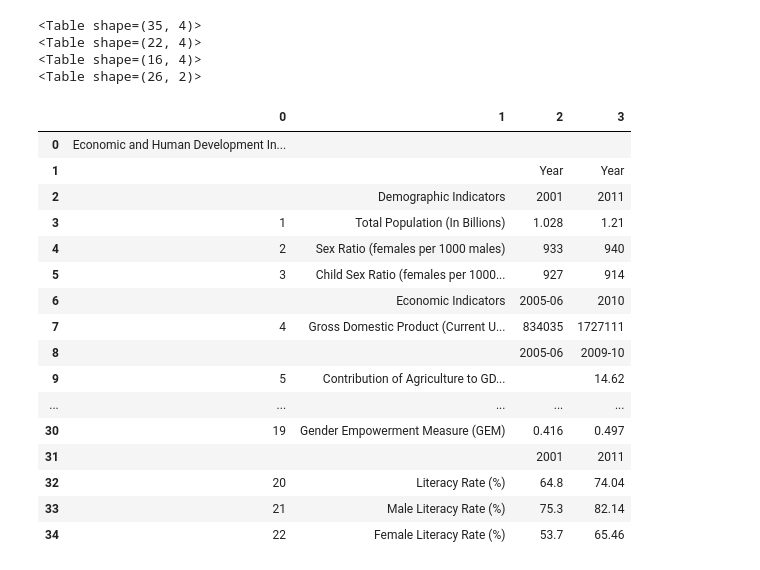
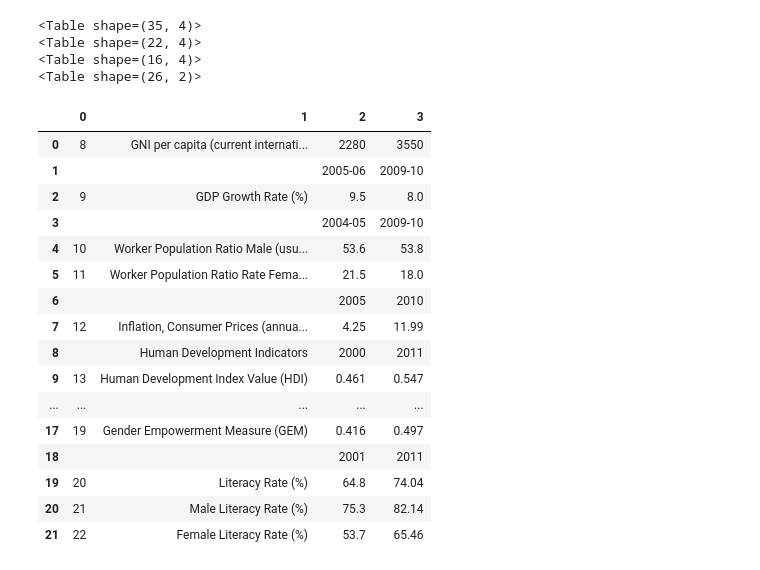
Before and after one commit to leonlpz/Table-extractor-from-PDF, a Jupyter notebook: Table Extractor from PDF - UN HDI Report.ipynb, the cells around one changed output. Saved outputs shown, nothing was run; the diff lists cells and outputs as text; code cells hidden in the pictures.

```diff
--- a/Table Extractor from PDF - UN HDI Report.ipynb
+++ b/Table Extractor from PDF - UN HDI Report.ipynb
@@ -40,23 +42,23 @@ for n in input_pdf:
 <Table shape=(16, 4)>
 <Table shape=(26, 2)>
 # %%
-input_pdf[0].df
+input_pdf[1].df
 # %% [output]
 |  | 0 | 1 | 2 | 3 |
-| 0 | Economic and Human Development In... |  |  |  |
-| 1 |  |  | Year | Year |
-| 2 |  | Demographic Indicators | 2001 | 2011 |
-| 3 | 1 | Total Population (In Billions) | 1.028 | 1.21 |
-| 4 | 2 | Sex Ratio (females per 1000 males) | 933 | 940 |
-| 5 | 3 | Child Sex Ratio (females per 1000... | 927 | 914 |
-| 6 |  | Economic Indicators | 2005-06 | 2010 |
-| 7 | 4 | Gross Domestic Product (Current U... | 834035 | 1727111 |
-| 8 |  |  | 2005-06 | 2009-10 |
-| 9 | 5 | Contribution of Agriculture to GD... |  | 14.62 |
+| 0 | 8 | GNI per capita (current internati... | 2280 | 3550 |
+| 1 |  |  | 2005-06 | 2009-10 |
+| 2 | 9 | GDP Growth Rate (%) | 9.5 | 8.0 |
+| 3 |  |  | 2004-05 | 2009-10 |
+| 4 | 10 | Worker Population Ratio Male (usu... | 53.6 | 53.8 |
+| 5 | 11 | Worker Population Ratio Rate Fema... | 21.5 | 18.0 |
+| 6 |  |  | 2005 | 2010 |
+| 7 | 12 | Inflation, Consumer Prices (annua... | 4.25 | 11.99 |
+| 8 |  | Human Development Indicators | 2000 | 2011 |
+| 9 | 13 | Human Development Index Value (HDI) | 0.461 | 0.547 |
 | ... | ... | ... | ... | ... |
-| 30 | 19 | Gender Empowerment Measure (GEM) | 0.416 | 0.497 |
-| 31 |  |  | 2001 | 2011 |
-| 32 | 20 | Literacy Rate (%) | 64.8 | 74.04 |
-| 33 | 21 | Male Literacy Rate (%) | 75.3 | 82.14 |
-| 34 | 22 | Female Literacy Rate (%) | 53.7 | 65.46 |
+| 17 | 19 | Gender Empowerment Measure (GEM) | 0.416 | 0.497 |
+| 18 |  |  | 2001 | 2011 |
+| 19 | 20 | Literacy Rate (%) | 64.8 | 74.04 |
+| 20 | 21 | Male Literacy Rate (%) | 75.3 | 82.14 |
+| 21 | 22 | Female Literacy Rate (%) | 53.7 | 65.46 |
 # %%
```
Also changed, not shown: parts of 11 cells of this notebook.
